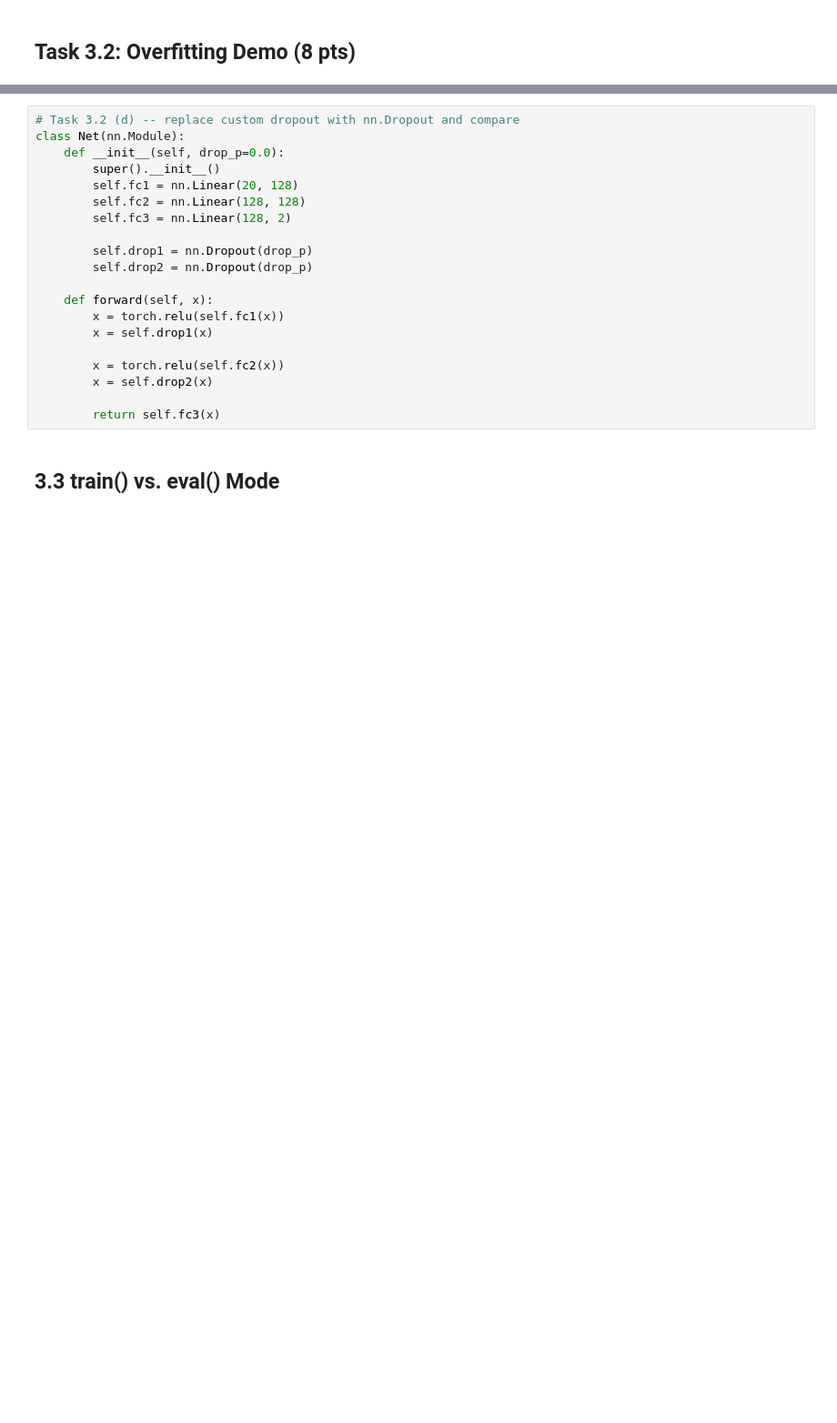
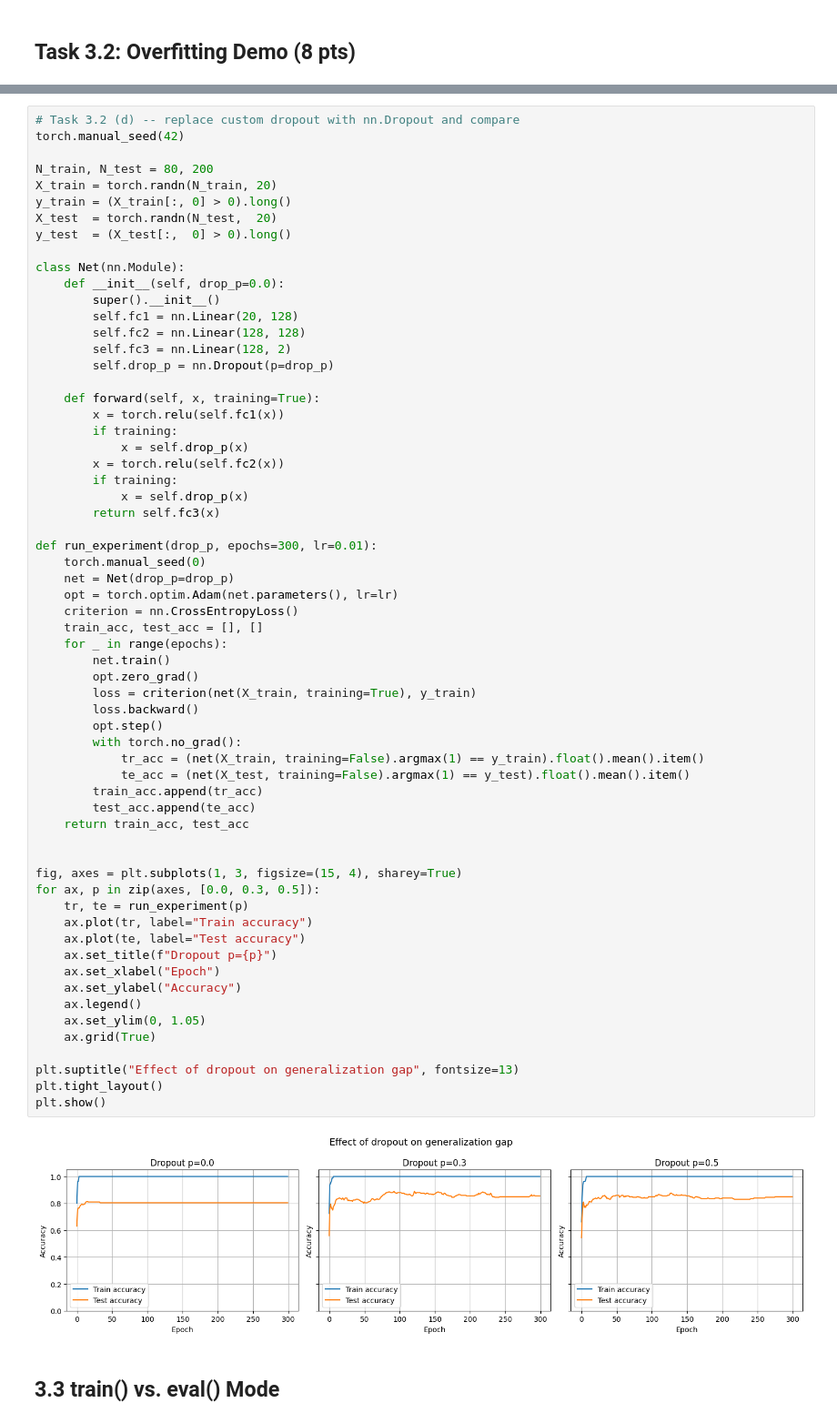
Before and after one commit to trishaguarin/Laboratory-2-Linear-Models, a Jupyter notebook: DEEPLRN_Lab02_LinearNN.ipynb, the cells around one changed output, grey strips where cells are left out. Shown at 91% size. Drawn from its saved outputs; the diff is of its cells as text; blank space fills up the shorter version.

```diff
--- a/DEEPLRN_Lab02_LinearNN.ipynb
+++ b/DEEPLRN_Lab02_LinearNN.ipynb
@@ -1150,24 +1169,68 @@ b) The dropout rate that gave the best test accuraacy is p = 0.3. Higher dropout
 c) At p = 0.8, most neurons will be dropped during training which would leave little amount of active units the model could refer to learn the pattern. It might cause an underfitting which would drop the accuracy both in train and test.
 # %%
 # Task 3.2 (d) -- replace custom dropout with nn.Dropout and compare
+torch.manual_seed(42)
+
+N_train, N_test = 80, 200
+X_train = torch.randn(N_train, 20)
+y_train = (X_train[:, 0] > 0).long()
+X_test  = torch.randn(N_test,  20)
+y_test  = (X_test[:,  0] > 0).long()
+
 class Net(nn.Module):
     def __init__(self, drop_p=0.0):
         super().__init__()
         self.fc1 = nn.Linear(20, 128)
         self.fc2 = nn.Linear(128, 128)
         self.fc3 = nn.Linear(128, 2)
+        self.drop_p = nn.Dropout(p=drop_p)
 
-        self.drop1 = nn.Dropout(drop_p)
-        self.drop2 = nn.Dropout(drop_p)
+    def forward(self, x, training=True):
+        x = torch.relu(self.fc1(x))
+        if training:
+            x = self.drop_p(x)
+        x = torch.relu(self.fc2(x))
+        if training:
+            x = self.drop_p(x)
+        return self.fc3(x)
 
-    def forward(self, x):
-        x = torch.relu(self.fc1(x))
-        x = self.drop1(x)
+def run_experiment(drop_p, epochs=300, lr=0.01):
+    torch.manual_seed(0)
+    net = Net(drop_p=drop_p)
+    opt = torch.optim.Adam(net.parameters(), lr=lr)
+    criterion = nn.CrossEntropyLoss()
+    train_acc, test_acc = [], []
+    for _ in range(epochs):
+        net.train()
+        opt.zero_grad()
+        loss = criterion(net(X_train, training=True), y_train)
+        loss.backward()
+        opt.step()
+        with torch.no_grad():
+            tr_acc = (net(X_train, training=False).argmax(1) == y_train).float().mean().item()
+            te_acc = (net(X_test, training=False).argmax(1) == y_test).float().mean().item()
+        train_acc.append(tr_acc)
+        test_acc.append(te_acc)
+    return train_acc, test_acc
 
-        x = torch.relu(self.fc2(x))
-        x = self.drop2(x)
 
-        return self.fc3(x)
+fig, axes = plt.subplots(1, 3, figsize=(15, 4), sharey=True)
+for ax, p in zip(axes, [0.0, 0.3, 0.5]):
+    tr, te = run_experiment(p)
+    ax.plot(tr, label="Train accuracy")
+    ax.plot(te, label="Test accuracy")
+    ax.set_title(f"Dropout p={p}")
+    ax.set_xlabel("Epoch")
+    ax.set_ylabel("Accuracy")
+    ax.legend()
+    ax.set_ylim(0, 1.05)
+    ax.grid(True)
+
+plt.suptitle("Effect of dropout on generalization gap", fontsize=13)
+plt.tight_layout()
+plt.show()
+# %% [output]
+[figure, added]
 # %% [markdown]
 ## 3.3 train() vs. eval() Mode
 # %% [markdown]
```
Also changed, not shown: parts of 14 cells of this notebook.
